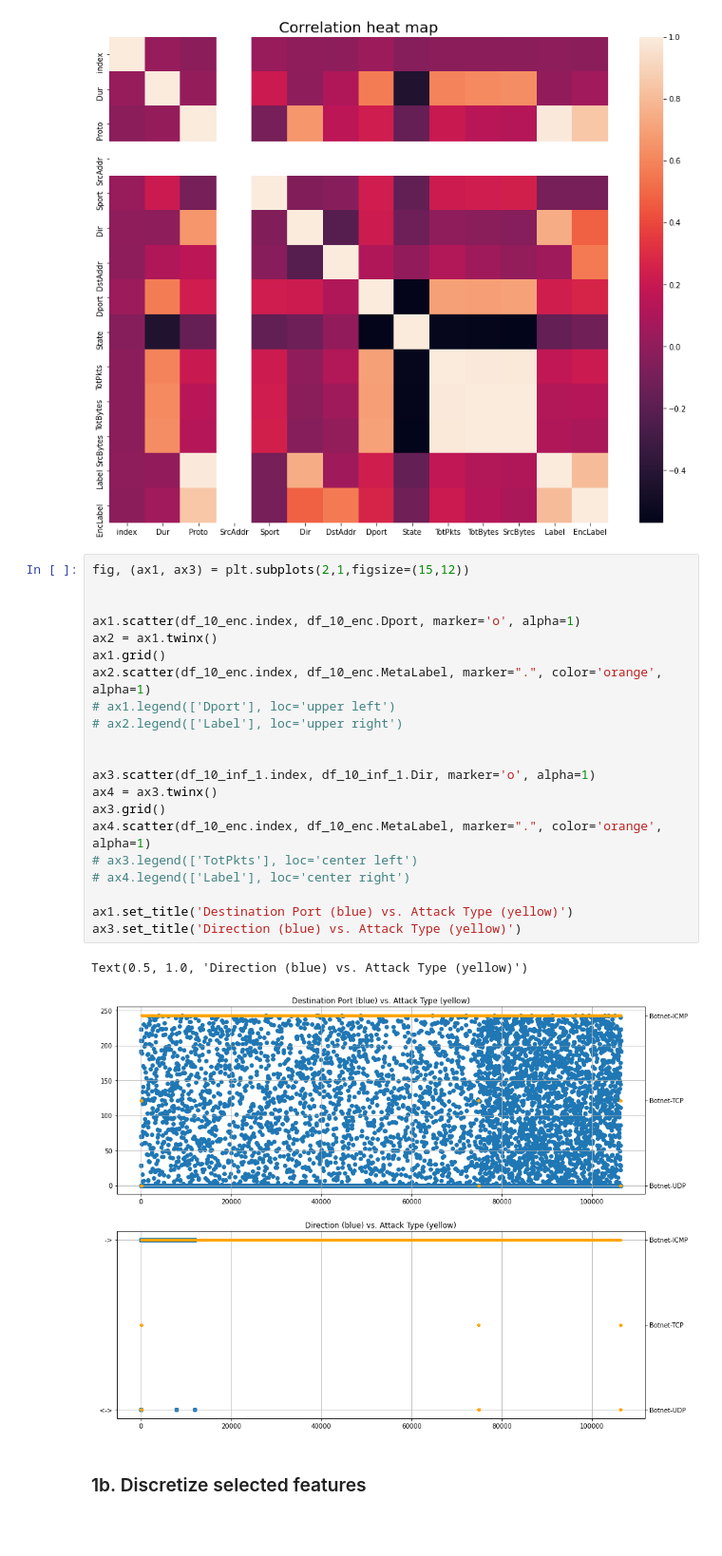
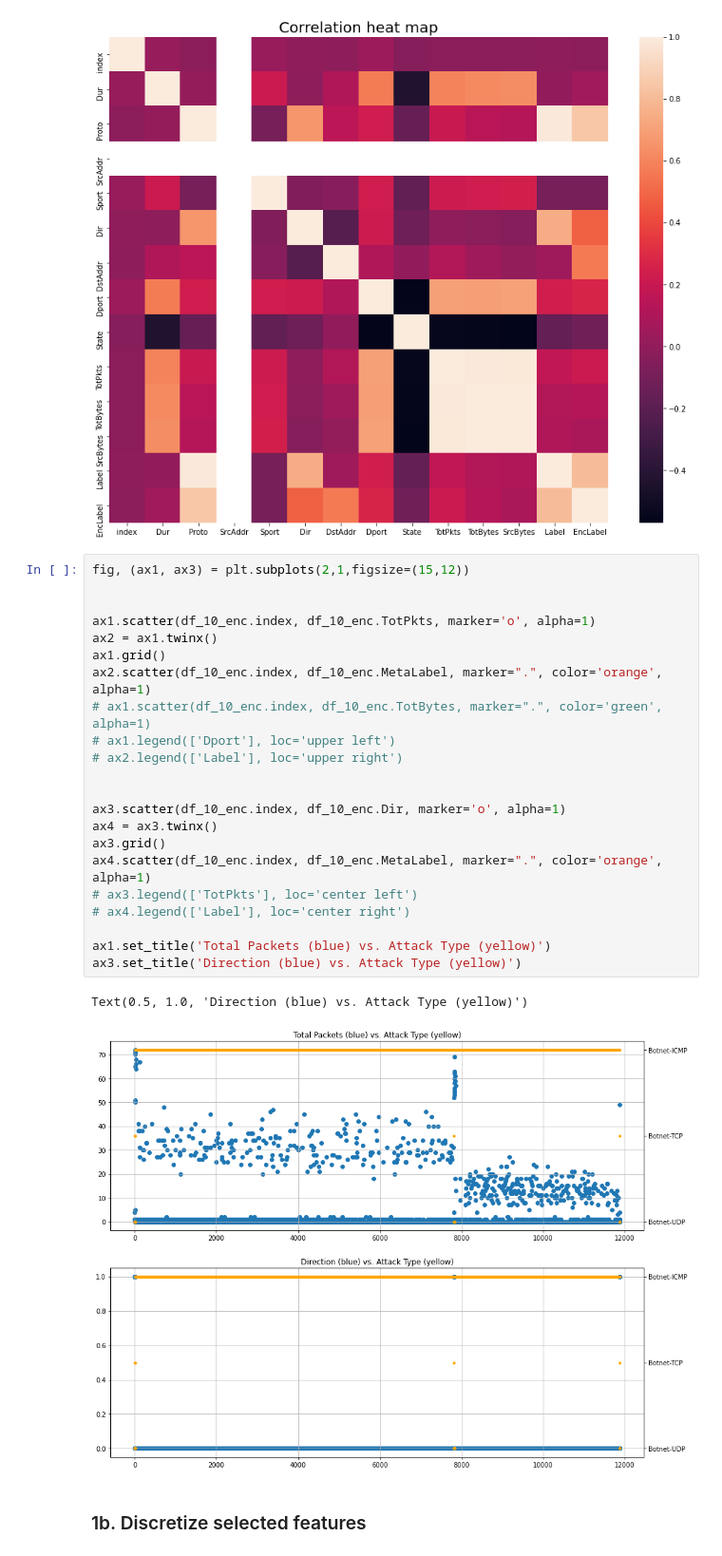
Before and after one commit to awrgold/cyber_data_analytics, a Jupyter notebook: Lab3_v3.ipynb, the cells around one changed output. Shown at 95% size. Cells and saved outputs as stored; diff of their text form; blank space fills up the shorter version.

```diff
--- a/Lab3_v3.ipynb
+++ b/Lab3_v3.ipynb
@@ -316,27 +313,28 @@ Text(0.5, 1.0, 'Correlation heat map')
 # %%
 fig, (ax1, ax3) = plt.subplots(2,1,figsize=(15,12))
 
 
-ax1.scatter(df_10_enc.index, df_10_enc.Dport, marker='o', alpha=1)
+ax1.scatter(df_10_enc.index, df_10_enc.TotPkts, marker='o', alpha=1)
 ax2 = ax1.twinx()
 ax1.grid()
 ax2.scatter(df_10_enc.index, df_10_enc.MetaLabel, marker=".", color='orange', alpha=1)
+# ax1.scatter(df_10_enc.index, df_10_enc.TotBytes, marker=".", color='green', alpha=1)
 # ax1.legend(['Dport'], loc='upper left')
 # ax2.legend(['Label'], loc='upper right')
 
 
-ax3.scatter(df_10_inf_1.index, df_10_inf_1.Dir, marker='o', alpha=1)
+ax3.scatter(df_10_enc.index, df_10_enc.Dir, marker='o', alpha=1)
 ax4 = ax3.twinx()
 ax3.grid()
 ax4.scatter(df_10_enc.index, df_10_enc.MetaLabel, marker=".", color='orange', alpha=1)
 # ax3.legend(['TotPkts'], loc='center left')
 # ax4.legend(['Label'], loc='center right')
 
-ax1.set_title('Destination Port (blue) vs. Attack Type (yellow)')
+ax1.set_title('Total Packets (blue) vs. Attack Type (yellow)')
 ax3.set_title('Direction (blue) vs. Attack Type (yellow)')
 # %% [output]
 Text(0.5, 1.0, 'Direction (blue) vs. Attack Type (yellow)')
-[figure, old version]
+[figure, new version]
 # %% [markdown]
 ### 1b. Discretize selected features
 # %% [markdown]
```
Also changed, not shown: parts of 24 cells of this notebook.
